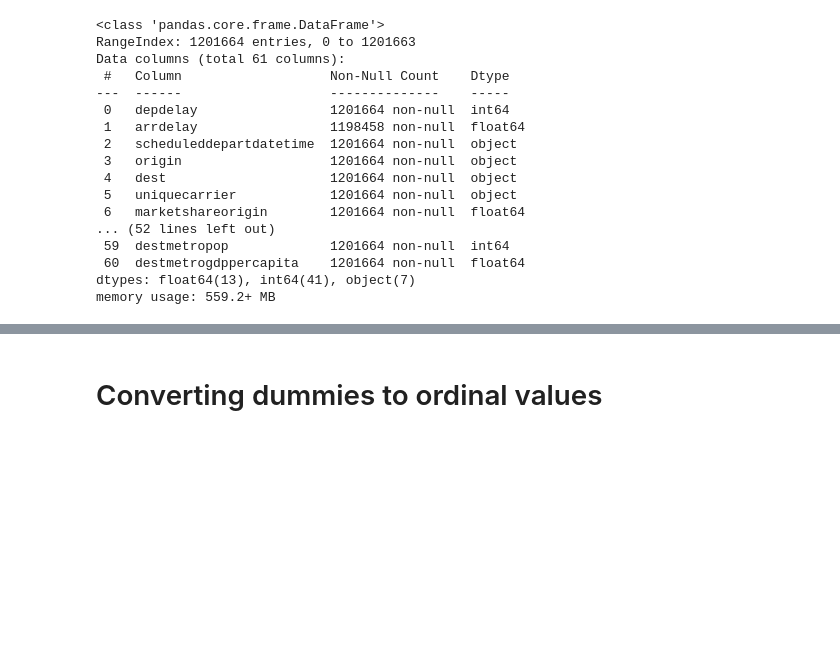
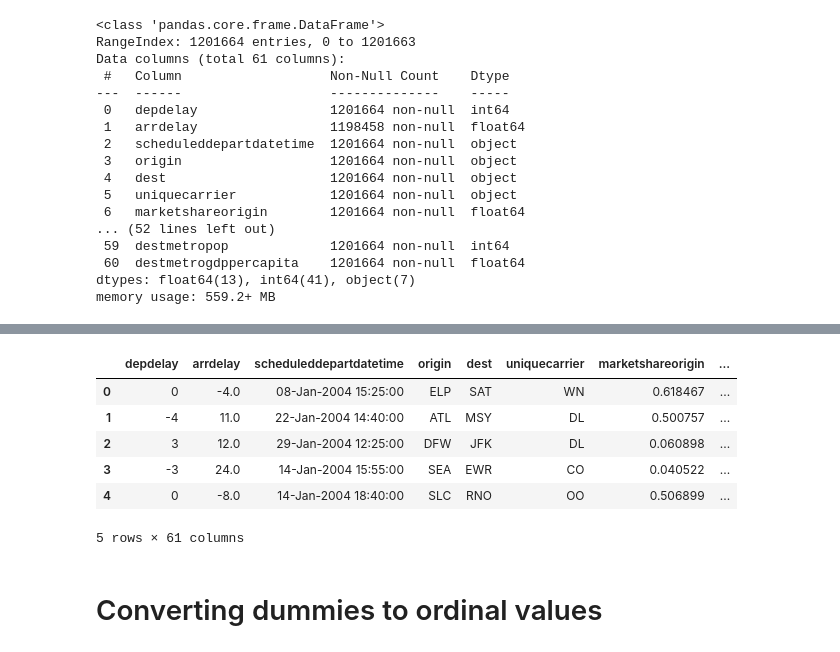
Before and after one commit to Gaurav0502/flight-delay-prediction, a Jupyter notebook: data-cleaning.ipynb, the cells around one changed output, grey strips where cells are left out. Drawn from its saved outputs; the diff is of its cells as text; code cells hidden in the pictures; blank space fills up the shorter version.

```diff
--- a/eda.ipynb
+++ b/data-cleaning.ipynb
@@ -36,3 +44,13 @@ memory usage: 559.2+ MB
+# %%
+flight_df.head()
+# %% [output]
+|  | depdelay | arrdelay | scheduleddepartdatetime | origin | dest | uniquecarrier | marketshareorigin | ... |
+| 0 | 0 | -4.0 | 08-Jan-2004 15:25:00 | ELP | SAT | WN | 0.618467 | ... |
+| 1 | -4 | 11.0 | 22-Jan-2004 14:40:00 | ATL | MSY | DL | 0.500757 | ... |
+| 2 | 3 | 12.0 | 29-Jan-2004 12:25:00 | DFW | JFK | DL | 0.060898 | ... |
+| 3 | -3 | 24.0 | 14-Jan-2004 15:55:00 | SEA | EWR | CO | 0.040522 | ... |
+| 4 | 0 | -8.0 | 14-Jan-2004 18:40:00 | SLC | RNO | OO | 0.506899 | ... |
+5 rows × 61 columns
 # %% [markdown]
 # Converting dummies to ordinal values
 # %% [markdown]
```
Also changed, not shown: parts of 2 cells of this notebook.
